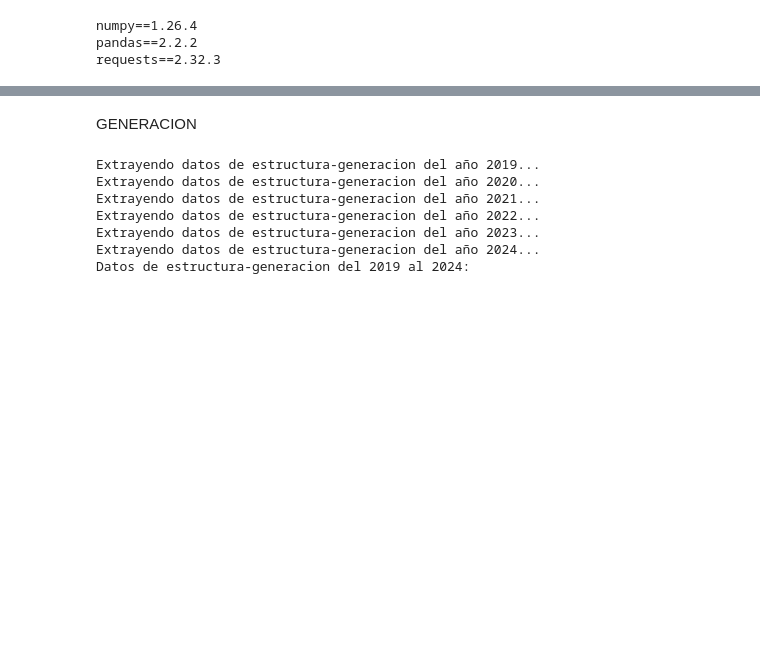
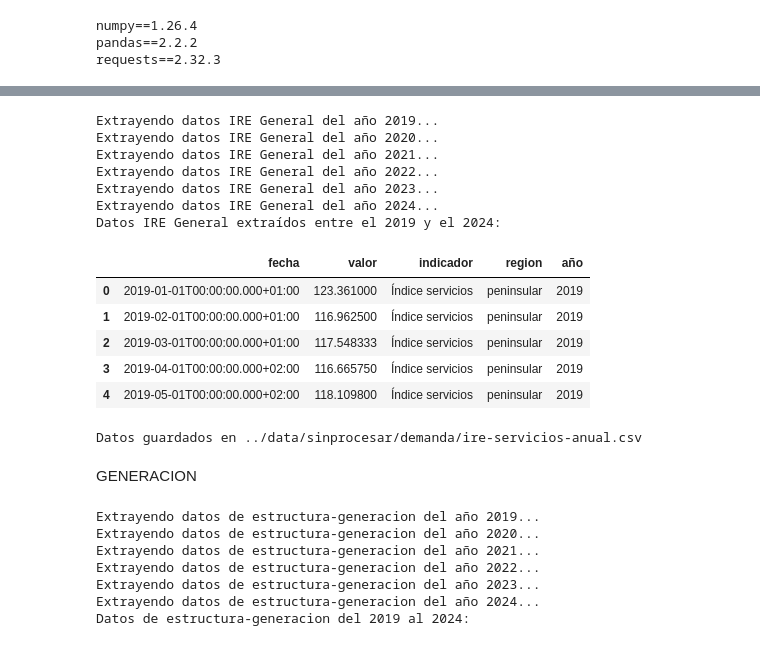
Before and after one commit to Yukiolion/Redes-El-ctricas-Espa-a, a Jupyter notebook: lib/notebooks/01_Extraccion.ipynb, the cells around one changed output, grey strips where cells are left out. Cells and saved outputs as stored; diff of their text form; code cells hidden in the pictures; blank space fills up the shorter version.

```diff
--- a/lib/notebooks/01_Extraccion.ipynb
+++ b/lib/notebooks/01_Extraccion.ipynb
@@ -204,3 +347,75 @@ Datos guardados en ../data/sinprocesar/demanda.csv
+# %%
+### IRE SERVICIOS ANUAL ###
+
+filtro_demanda = '/es/datos/demanda/ire-servicios-anual'
+endpoint = f"{URL}/{filtro_demanda}"
+
+# Inicializamos un DataFrame vacío
+df_ire_general = pd.DataFrame()
+
+# Iteramos sobre los años y regiones
+for year in range(2019, 2025):
+    start_date = f"{year}-01-01T00:00"
+    end_date = f"{year}-12-31T23:59"
+    TIME_TRUNC = "month"  # importante: solo funciona con 'month'
+
+    print(f"Extrayendo datos IRE General del año {year}...")
+
+    for geo_id, region_name in region_ids.items():
+        params = {
+            "start_date": start_date,
+            "end_date": end_date,
+            "time_trunc": TIME_TRUNC,
+            "geo_id": geo_id
+        }
+
+        response = requests.get(endpoint, headers=HEADERS, params=params)
+
+        if response.status_code != 200:
+            print(f"⚠️ Error {response.status_code} para región: {region_name} ({geo_id}), año {year}")
+            continue
+
+        data = response.json()
+        included = data.get('included', [])
+
+        registros = []
+
+        for serie in included:
+            indicador = serie['attributes']['title']
+            valores = serie['attributes'].get('values', [])
+            for punto in valores:
+                registros.append({
+                    'fecha': punto['datetime'],
+                    'valor': punto['value'],
+                    'indicador': indicador,
+                    'region': region_name,
+                    'año': year
+                })
+
+        df_ire_year = pd.DataFrame(registros)
+        df_ire_general = pd.concat([df_ire_general, df_ire_year], ignore_index=True)
+
+print("Datos IRE General extraídos entre el 2019 y el 2024:")
+display(df_ire_general.head())
+
+# Guardamos en un solo archivo CSV
+df_ire_general.to_csv('../data/sinprocesar/demanda/ire-servicios-anual.csv', index=False)
+print('Datos guardados en ../data/sinprocesar/demanda/ire-servicios-anual.csv')
+# %% [output]
+Extrayendo datos IRE General del año 2019...
+Extrayendo datos IRE General del año 2020...
+Extrayendo datos IRE General del año 2021...
+Extrayendo datos IRE General del año 2022...
+Extrayendo datos IRE General del año 2023...
+Extrayendo datos IRE General del año 2024...
+Datos IRE General extraídos entre el 2019 y el 2024:
+|  | fecha | valor | indicador | region | año |
+| 0 | 2019-01-01T00:00:00.000+01:00 | 123.361000 | Índice servicios | peninsular | 2019 |
+| 1 | 2019-02-01T00:00:00.000+01:00 | 116.962500 | Índice servicios | peninsular | 2019 |
+| 2 | 2019-03-01T00:00:00.000+01:00 | 117.548333 | Índice servicios | peninsular | 2019 |
+| 3 | 2019-04-01T00:00:00.000+02:00 | 116.665750 | Índice servicios | peninsular | 2019 |
+| 4 | 2019-05-01T00:00:00.000+02:00 | 118.109800 | Índice servicios | peninsular | 2019 |
+Datos guardados en ../data/sinprocesar/demanda/ire-servicios-anual.csv
 # %% [markdown]
 GENERACION
 # %%
```
Also changed, not shown: parts of 7 cells of this notebook, 27 other files.
